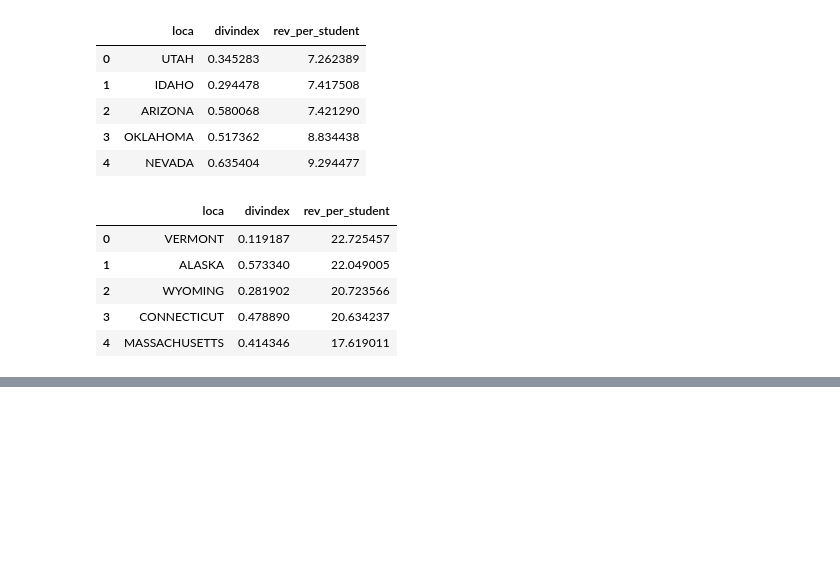
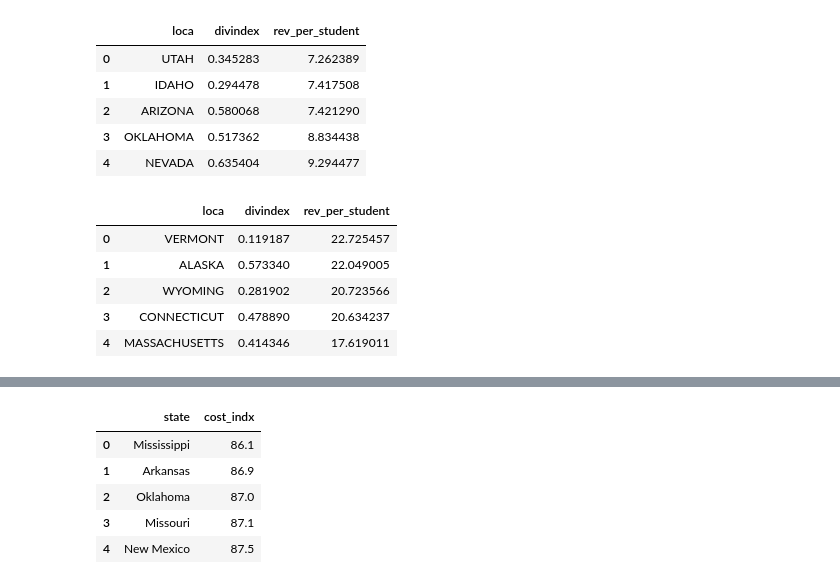
Before and after one commit to capflaum/ETL-Project, a Jupyter notebook: states_all.ipynb, the cells around one changed output, grey strips where cells are left out. Saved outputs shown, nothing was run; the diff lists cells and outputs as text; code cells hidden in the pictures; blank space fills up the shorter version.

```diff
--- a/states_all.ipynb
+++ b/states_all.ipynb
@@ -225,0 +262,11 @@ diversity_revenue.head()
+# %%
+cost_of_liv1=cost_of_liv.rename(columns={'State':'state', 'Cost Index':"cost_indx"})
+state_cost=cost_of_liv1[['state', 'cost_indx']]
+state_cost.head()
+# %% [output]
+|  | state | cost_indx |
+| 0 | Mississippi | 86.1 |
+| 1 | Arkansas | 86.9 |
+| 2 | Oklahoma | 87.0 |
+| 3 | Missouri | 87.1 |
+| 4 | New Mexico | 87.5 |
```
Also changed, not shown: parts of 10 cells of this notebook.
